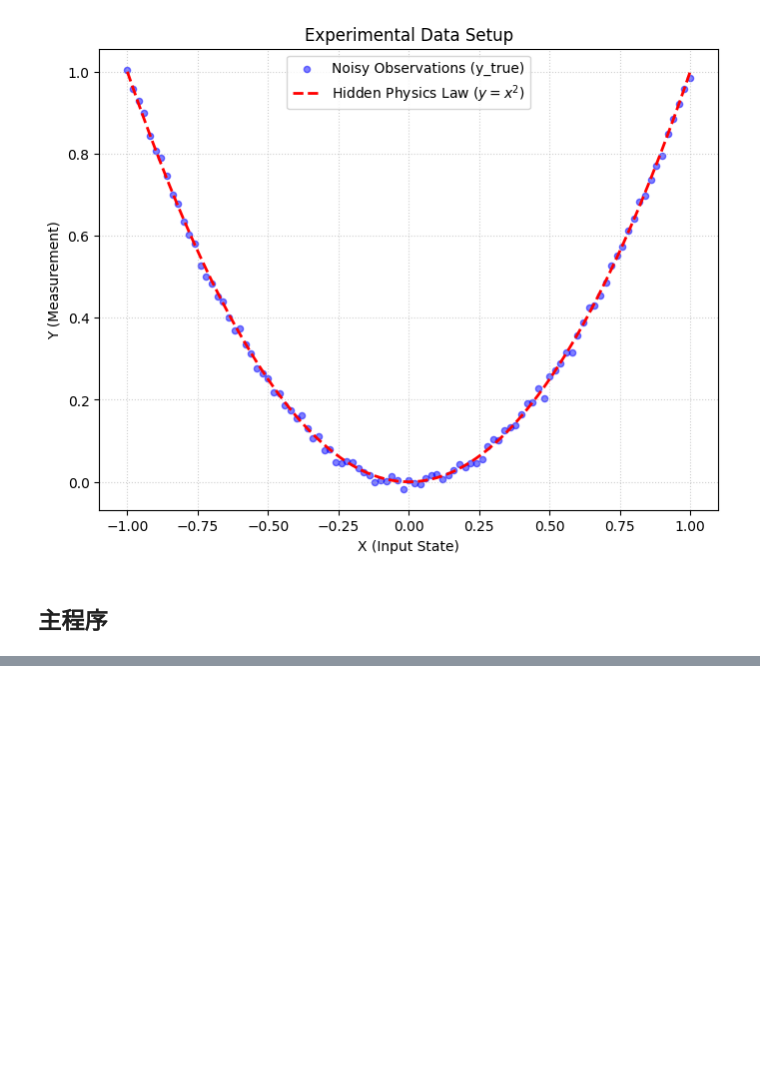
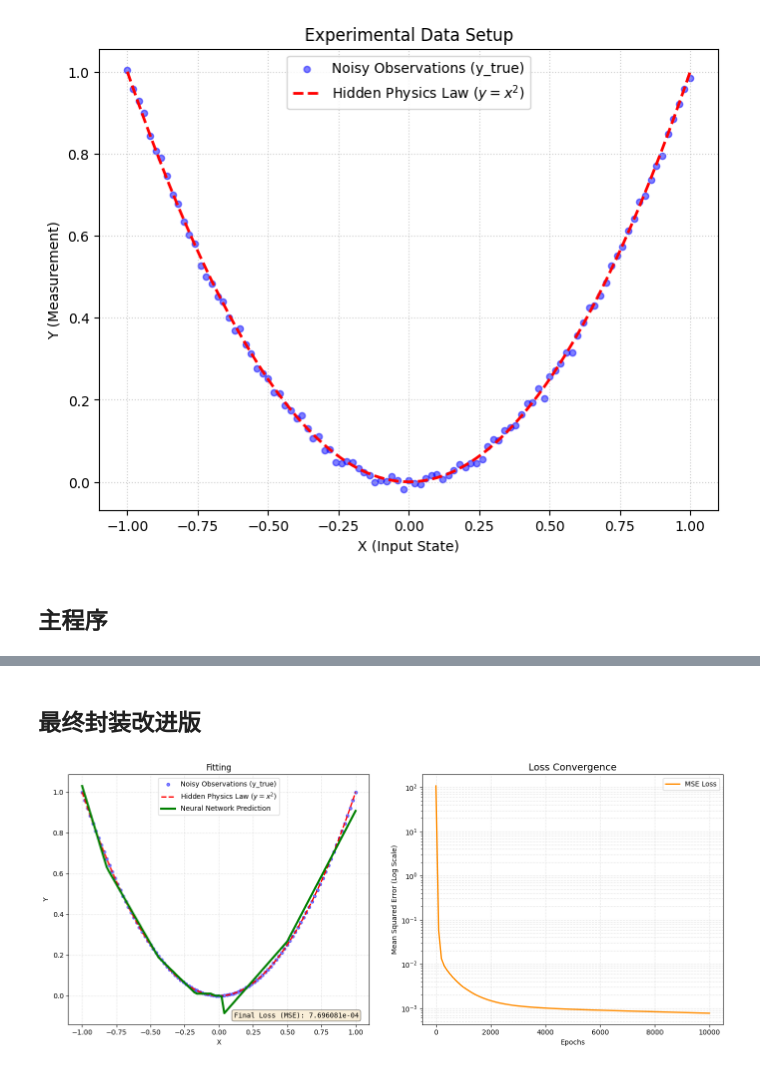
Before and after one commit to Bruce-lhq/deep_neural_net_from_scratch, a Jupyter notebook: notebooks/deep_neural_network_from_scratch.ipynb, the cells around one changed output, grey strips where cells are left out. Saved outputs shown, nothing was run; the diff lists cells and outputs as text; code cells hidden in the pictures; blank space fills up the shorter version.

```diff
--- a/notebooks/deep_neural_network_from_scratch.ipynb
+++ b/notebooks/deep_neural_network_from_scratch.ipynb
@@ -384,0 +385,78 @@ plt.show()
+# %% [markdown]
+## 最终封装改进版
+# %%
+# 实验 01: 拟合抛物线物理规律 (Parabola Fitting)
+
+import numpy as np
+import matplotlib.pyplot as plt
+from matplotlib.widgets import Button
+
+# 实验主体
+def run_experiment():
+    # 可调参数
+    true_data_noise_ratio = 0.0
+    dot_number = 101
+    epochs = 10000
+    learning_rate = 0.001
+    layers = [LinearLayer(1, 50), ReLU(), LinearLayer(50, 10), LinearLayer(10, 1)]
+
+    # 数据与网络准备
+    x_data = np.linspace(-1,1,dot_number).reshape(-1,1) # 把行向量变为列向量，batch=100（同时观察100个粒子），input=1（每个粒子有1个自由度需要观测）
+    y_ideal = x_data ** 2
+    noise = true_data_noise_ratio * np.random.randn(dot_number,1)
+    y_true = y_ideal + noise
+    my_net = NeuralNetwork(layers)
+    my_loss = MSELoss()
+    loss_history = []
+
+    # 开始训练
+    for i in range(epochs):
+        y_pred = my_net.forward(x_data)
+        loss = my_loss.forward(y_pred, y_true)
+        grad_from_loss = my_loss.backward()
+        my_net.backward(grad_from_loss)
+        my_net.update(learning_rate)
+        if i%100 == 0:
+            loss_history.append(loss)
+
+    # 最终结果
+    y_final_pred = my_net.forward(x_data)
+    loss = my_loss.forward(y_pred, y_true)
+    loss_history.append(loss)
+    epoch_x = np.linspace(0,epochs,len(loss_history))
+
+    # 画图
+    fig, (ax1, ax2) = plt.subplots(1, 2, figsize=(14, 6))
+
+    ## 第一张图：拟合曲线 (ax1)
+    ax1.scatter(x_data, y_true, color='blue', alpha=0.5, s=20, label='Noisy Observations (y_true)')
+    ax1.plot(x_data, y_ideal, color='red', linestyle='--', linewidth=2, label='Hidden Physics Law ($y=x^2$)')
+    ax1.plot(x_data, y_final_pred, color='green', linewidth=3, label='Neural Network Prediction')
+
+    stats_text = f"Final Loss (MSE): {loss:.6e}"
+    props = dict(boxstyle='round', facecolor='wheat', alpha=0.5)
+    ax1.text(0.55, 0.05, stats_text, transform=ax1.transAxes, fontsize=10,
+                verticalalignment='top', bbox=props, family='monospace')
+    ax1.set_xlabel("X")
+    ax1.set_ylabel("Y")
+    ax1.set_title("Fitting")
+    ax1.legend()
+    ax1.grid(True, linestyle=':', alpha=0.6)
+
+    ## 第二张图：损失收敛曲线 (ax2)
+    ax2.plot(epoch_x, loss_history, color='darkorange', linewidth=2, label='MSE Loss')
+    ax2.set_title("Loss Convergence", fontsize=14)
+    ax2.set_xlabel("Epochs")
+    ax2.set_ylabel("Mean Squared Error (Log Scale)")
+    ax2.set_yscale('log')
+    ax2.set_ylim(bottom=min(1e-3, ax2.get_ylim()[0]))
+    ax2.grid(True, which="both", linestyle=':', alpha=0.6)
+    ax2.legend()
+
+    plt.tight_layout()
+    plt.show()
+
+if __name__ == "__main__":
+    run_experiment()
+# %% [output]
+[figure, added]
```
Also changed, not shown: parts of 2 cells of this notebook, 10 other files.
